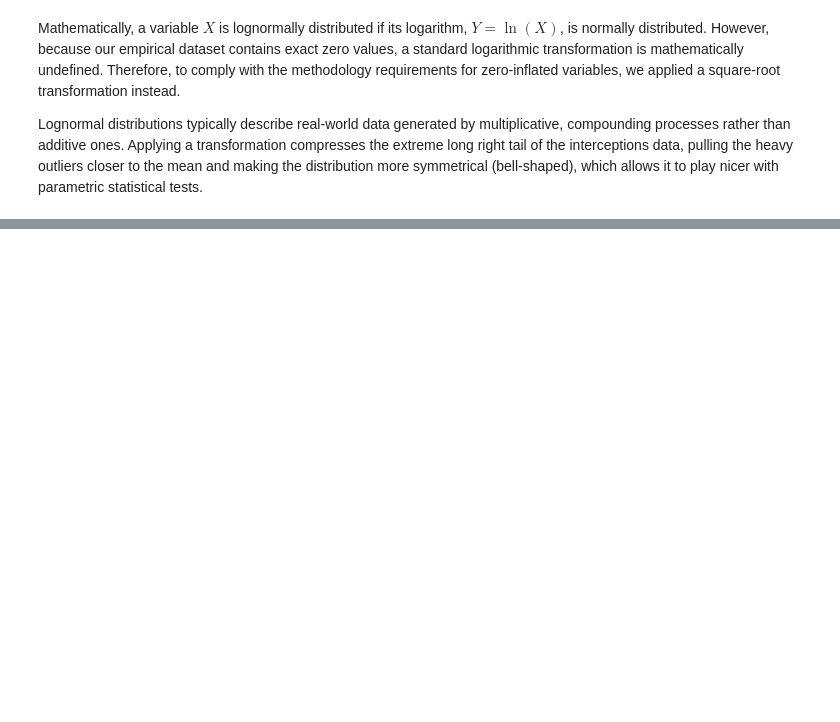
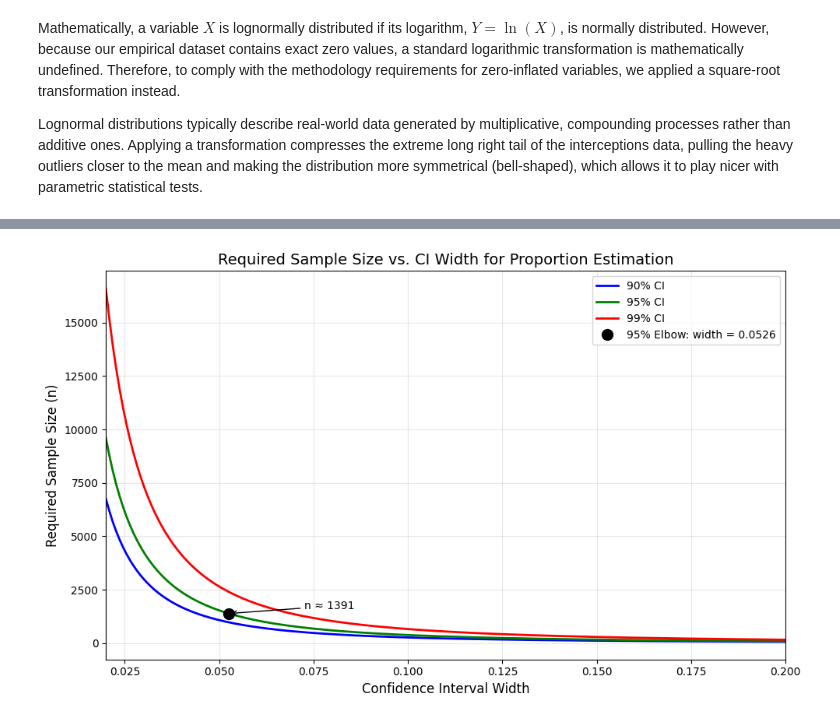
Before and after one commit to SamUM13/UM_WQD7013StatisticsforDS_Assignment1, a Jupyter notebook: 7013_Ass1.ipynb, the cells around one changed output, grey strips where cells are left out. Drawn from its saved outputs; the diff is of its cells as text; code cells hidden in the pictures; blank space fills up the shorter version.

```diff
--- a/7013_Ass1.ipynb
+++ b/7013_Ass1.ipynb
@@ -1010,0 +1249,84 @@ Lognormal distributions typically describe real-world data generated by multipli
+# %%
+import numpy as np
+import pandas as pd
+import matplotlib.pyplot as plt
+from scipy.stats import norm
+
+# ==============================================================================
+# PART 1: Conservative Sample Size (p = 0.5)
+# ==============================================================================
+width_target = 0.06
+alpha = 0.05
+z_95 = norm.ppf(1 - alpha/2)
+p_conservative = 0.5
+E = width_target / 2
+
+# Exact calculation (float)
+n_conservative_exact = (z_95**2 * p_conservative * (1 - p_conservative)) / (E**2)
+# Conservative rounding: always round UP
+n_conservative = int(np.ceil(n_conservative_exact))
+
+print(f"1. Conservative Sample Size (p=0.5, 95% CI, width<=0.06): n_exact = {n_conservative_exact:.4f}, n \u2248 {n_conservative}")
+
+# ==============================================================================
+# PART 2: Sample Size using Observed Proportion
+# ==============================================================================
+binary_col = 'Goals Scored'
+threshold = 0
+p_observed = (df_task_e[binary_col] > threshold).mean()
+
+n_observed_exact = (z_95**2 * p_observed * (1 - p_observed)) / (E**2)
+n_observed = int(np.ceil(n_observed_exact))
+
+# \u0302 = combining circumflex (makes p̂ in output)
+print(f"\n2. Observed Proportion (p\u0302): {p_observed:.4f}")
+print(f"   Exact Required n (p\u0302, 95% CI, width<=0.06): n_exact = {n_observed_exact:.4f}")
+print(f"   Conservative Sample Size (rounded up): n \u2248 {n_observed}")
+print(f"   Sample size reduction: {n_conservative - n_observed} fewer observations needed")
+
+# ==============================================================================
+# PART 3 & 4: Plot n vs. CI Width & Identify Elbow Point (95% CI)
+# ==============================================================================
+widths = np.linspace(0.02, 0.20, 200)
+confidence_levels = [0.90, 0.95, 0.99]
+colors = ['blue', 'green', 'red']
+labels = ['90% CI', '95% CI', '99% CI']
+z_scores = [norm.ppf(1 - (1-cl)/2) for cl in confidence_levels]
+
+plt.figure(figsize=(10, 6))
+
+for z, color, label in zip(z_scores, colors, labels):
+    # Calculate exact n (float) for smooth curve
+    n_vals_exact = (z**2 * p_conservative * (1 - p_conservative)) / ((widths/2)**2)
+    plt.plot(widths, n_vals_exact, label=label, color=color, linewidth=2)
+
+# Elbow detection (using exact float values)
+n_95_vals_exact = (z_95**2 * p_conservative * (1 - p_conservative)) / ((widths/2)**2)
+x, y = widths, n_95_vals_exact
+x1, y1 = x[0], y[0]
+x2, y2 = x[-1], y[-1]
+
+distances = np.abs((y2-y1)*x - (x2-x1)*y + x2*y1 - y2*x1) / np.sqrt((y2-y1)**2 + (x2-x1)**2)
+elbow_idx = np.argmax(distances)
+elbow_width = widths[elbow_idx]
+elbow_n_exact = n_95_vals_exact[elbow_idx]
+# Conservative rounding: always round UP
+elbow_n = int(np.ceil(elbow_n_exact))
+
+# Show exact width (4 decimals) with =, rounded n with ≈
+plt.plot(elbow_width, elbow_n_exact, 'ko', markersize=10, label=f'95% Elbow: width = {elbow_width:.4f}')
+plt.annotate(f'n \u2248 {elbow_n}',
+             xy=(elbow_width, elbow_n_exact), xytext=(elbow_width+0.02, elbow_n_exact+200),
+             arrowprops=dict(arrowstyle='->', color='black'), fontsize=10)
+
+plt.xlabel('Confidence Interval Width', fontsize=12)
+plt.ylabel('Required Sample Size (n)', fontsize=12)
+plt.title('Required Sample Size vs. CI Width for Proportion Estimation', fontsize=14)
+plt.legend(fontsize=10)
+plt.grid(alpha=0.3)
+plt.xlim(0.02, 0.20)
+plt.tight_layout()
+plt.show()
+
+print(f"\n3. Elbow point for 95% CI: Width = {elbow_width:.4f}, Exact n = {elbow_n_exact:.4f}, Conservative n \u2248 {elbow_n}")
+# %% [output]
@@ -1010,0 +1339 @@ Lognormal distributions typically describe real-world data generated by multipli
+[figure, added]
```
Also changed, not shown: parts of 25 cells of this notebook.
